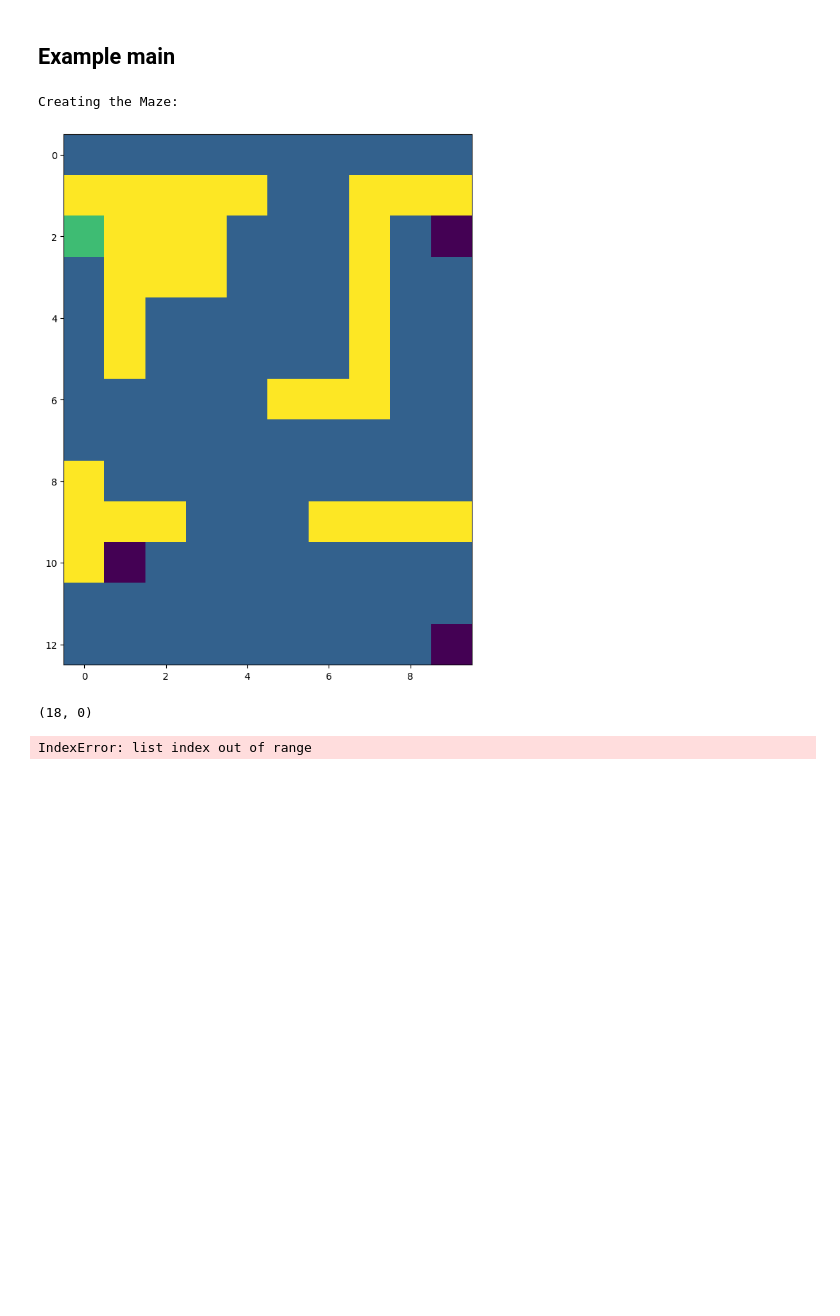
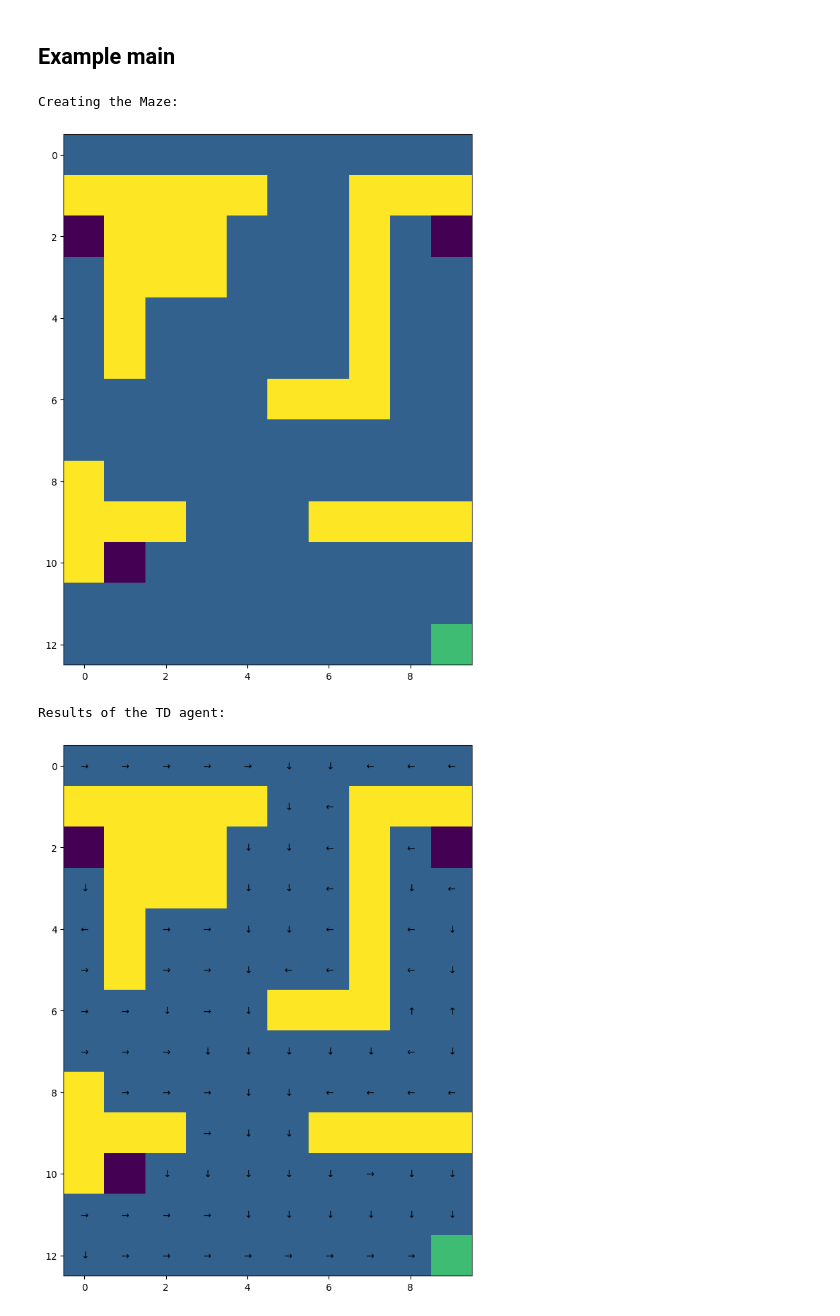
Before and after one commit to andyfu-xl/RL_CW1, a Jupyter notebook: coursework_1_maze.ipynb, the cells around one changed output. Cells and saved outputs as stored; diff of their text form; code cells hidden in the pictures; blank space fills up the shorter version.

```diff
--- a/coursework_1_maze.ipynb
+++ b/coursework_1_maze.ipynb
@@ -165,8 +165,8 @@ class Maze(object):
     input: /
     output: /
     """
-    y = int(get_CID()[-2])
-    z = int(get_CID()[-1])
+    y = 9 # int(get_CID()[-2])
+    z = 3 # int(get_CID()[-1])
     # [Action required]
     # Properties set from the CID
     self._prob_success = 0.8 + 0.02 * (9 - y) # float
@@ -682,42 +617,42 @@ class TD_agent(object):
 # %%
 # Example main (can be edited)
 
 ### Question 0: Defining the environment
 
 print("Creating the Maze:\n")
 maze = Maze()
 
 
 ### Question 1: Dynamic programming
 
 # dp_agent = DP_agent()
 # dp_policy, dp_value = dp_agent.solve(maze)
 
 # print("Results of the DP agent:\n")
 # maze.get_graphics().draw_policy(dp_policy)
 # maze.get_graphics().draw_value(dp_value)
 
 
 ### Question 2: Monte-Carlo learning
 
-mc_agent = MC_agent()
-mc_policy, mc_values, total_rewards = mc_agent.solve(maze)
+# mc_agent = MC_agent()
+# mc_policy, mc_values, total_rewards = mc_agent.solve(maze)
 
-print("Results of the MC agent:\n")
-maze.get_graphics().draw_policy(mc_policy)
-maze.get_graphics().draw_value(mc_values[-1])
+# print("Results of the MC agent:\n")
+# maze.get_graphics().draw_policy(mc_policy)
+# maze.get_graphics().draw_value(mc_values[-1])
 
 
 ### Question 3: Temporal-Difference learning
 
-# td_agent = TD_agent()
-# td_policy, td_values, total_rewards = td_agent.solve(maze)
+td_agent = TD_agent()
+td_policy, td_values, total_rewards = td_agent.solve(maze)
 
-# print("Results of the TD agent:\n")
-# maze.get_graphics().draw_policy(td_policy)
-# maze.get_graphics().draw_value(td_values[-1])
+print("Results of the TD agent:\n")
+maze.get_graphics().draw_policy(td_policy)
+maze.get_graphics().draw_value(td_values[-1])
 # %% [output]
 Creating the Maze:
-[figure, old version]
+[figure, new version]
-(18, 0)
+Results of the TD agent:
-IndexError: list index out of range
+[figure, added]
```
Also changed, not shown: parts of 10 cells of this notebook.
